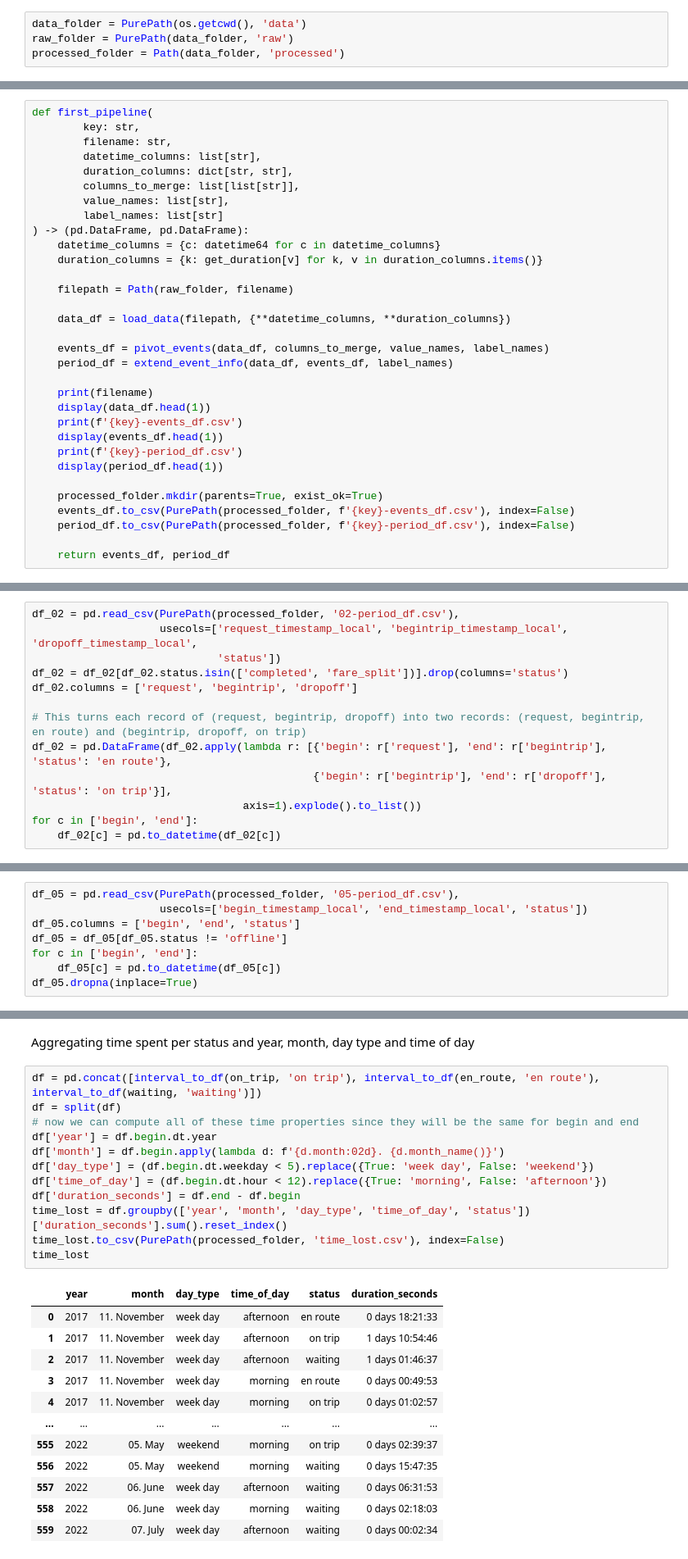
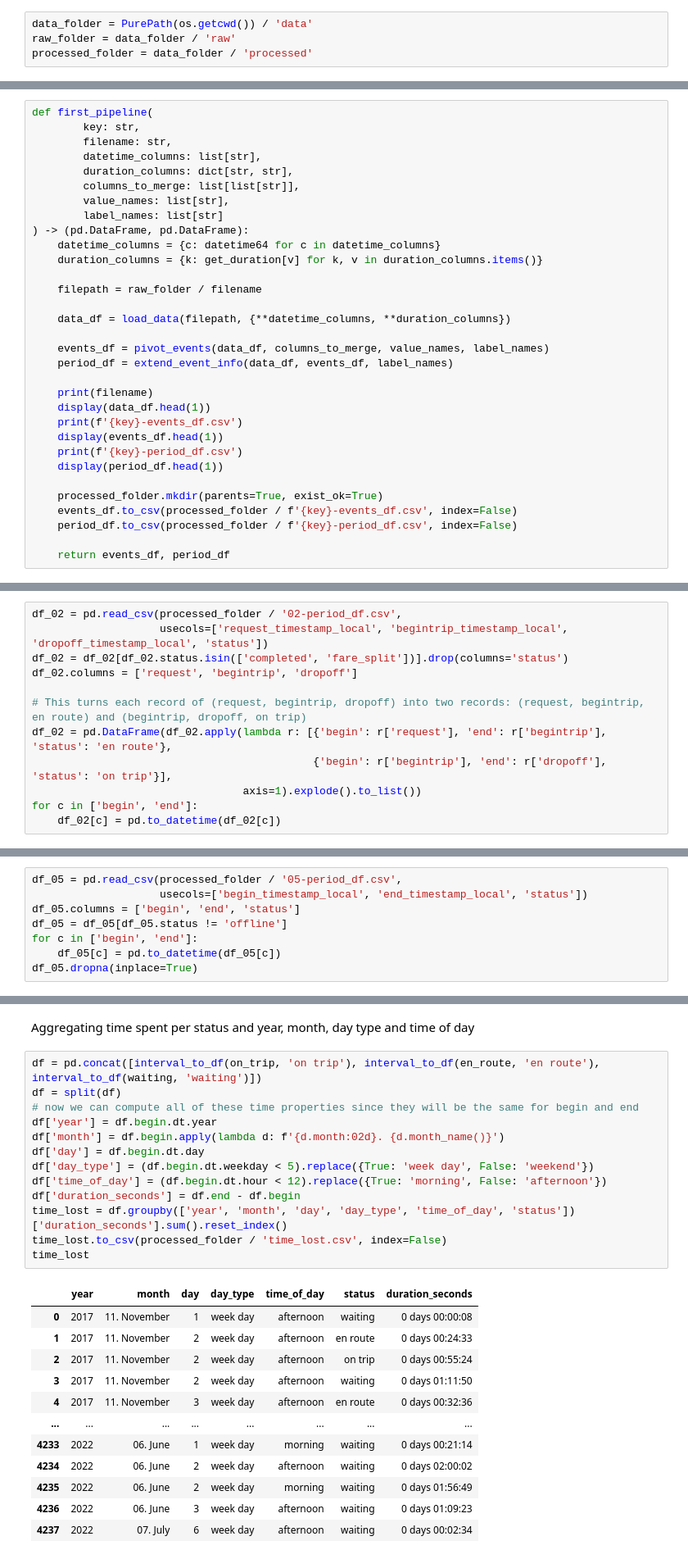
Before and after one commit to hestiaAI/uber-analysis, a Jupyter notebook: Analysis.ipynb, the cells around one changed output, grey strips where cells are left out. Shown: that part at 82% size. Saved outputs shown, nothing was run; the diff lists cells and outputs as text.

Commit message:
added day of the month to final data

```diff
--- a/Analysis.ipynb
+++ b/Analysis.ipynb
@@ -35,9 +35,9 @@ import numpy as np
 import pandas as pd
 from ncls import NCLS
 # %%
-data_folder = PurePath(os.getcwd(), 'data')
-raw_folder = PurePath(data_folder, 'raw')
-processed_folder = Path(data_folder, 'processed')
+data_folder = PurePath(os.getcwd()) / 'data'
+raw_folder = data_folder / 'raw'
+processed_folder = data_folder / 'processed'
 # %%
 SeriesMapping = Callable[[pd.Series], pd.Series]
 # %%
@@ -270,7 +270,7 @@ def first_pipeline(
     datetime_columns = {c: datetime64 for c in datetime_columns}
     duration_columns = {k: get_duration[v] for k, v in duration_columns.items()}
 
-    filepath = Path(raw_folder, filename)
+    filepath = raw_folder / filename
 
     data_df = load_data(filepath, {**datetime_columns, **duration_columns})
 
@@ -285,8 +285,8 @@ def first_pipeline(
     display(period_df.head(1))
 
     processed_folder.mkdir(parents=True, exist_ok=True)
-    events_df.to_csv(PurePath(processed_folder, f'{key}-events_df.csv'), index=False)
-    period_df.to_csv(PurePath(processed_folder, f'{key}-period_df.csv'), index=False)
+    events_df.to_csv(processed_folder / f'{key}-events_df.csv', index=False)
+    period_df.to_csv(processed_folder / f'{key}-period_df.csv', index=False)
 
     return events_df, period_df
 # %% [markdown]
@@ -438,9 +438,8 @@ def interval_to_df(interval: P.interval, status: str) -> pd.DataFrame:
 # %% [markdown]
 Preparing data from `02-period_df.csv` into a format of (begin, end, status)
 # %%
-df_02 = pd.read_csv(PurePath(processed_folder, '02-period_df.csv'),
-                    usecols=['request_timestamp_local', 'begintrip_timestamp_local', 'dropoff_timestamp_local',
-                             'status'])
+df_02 = pd.read_csv(processed_folder / '02-period_df.csv',
+                    usecols=['request_timestamp_local', 'begintrip_timestamp_local', 'dropoff_timestamp_local', 'status'])
 df_02 = df_02[df_02.status.isin(['completed', 'fare_split'])].drop(columns='status')
 df_02.columns = ['request', 'begintrip', 'dropoff']
 
@@ -453,7 +452,7 @@ for c in ['begin', 'end']:
 # %% [markdown]
 Preparing data from `05-period_df.csv` into a format of (begin, end, status)
 # %%
-df_05 = pd.read_csv(PurePath(processed_folder, '05-period_df.csv'),
+df_05 = pd.read_csv(processed_folder / '05-period_df.csv',
                     usecols=['begin_timestamp_local', 'end_timestamp_local', 'status'])
 df_05.columns = ['begin', 'end', 'status']
 df_05 = df_05[df_05.status != 'offline']
@@ -505,25 +504,26 @@ Aggregating time spent per status and year, month, day type and time of day
 # %%
 df = pd.concat([interval_to_df(on_trip, 'on trip'), interval_to_df(en_route, 'en route'), interval_to_df(waiting, 'waiting')])
 df = split(df)
 # now we can compute all of these time properties since they will be the same for begin and end
 df['year'] = df.begin.dt.year
 df['month'] = df.begin.apply(lambda d: f'{d.month:02d}. {d.month_name()}')
+df['day'] = df.begin.dt.day
 df['day_type'] = (df.begin.dt.weekday < 5).replace({True: 'week day', False: 'weekend'})
 df['time_of_day'] = (df.begin.dt.hour < 12).replace({True: 'morning', False: 'afternoon'})
 df['duration_seconds'] = df.end - df.begin
-time_lost = df.groupby(['year', 'month', 'day_type', 'time_of_day', 'status'])['duration_seconds'].sum().reset_index()
-time_lost.to_csv(PurePath(processed_folder, 'time_lost.csv'), index=False)
+time_lost = df.groupby(['year', 'month', 'day', 'day_type', 'time_of_day', 'status'])['duration_seconds'].sum().reset_index()
+time_lost.to_csv(processed_folder / 'time_lost.csv', index=False)
 time_lost
 # %% [output]
-|  | year | month | day_type | time_of_day | status | duration_seconds |
-| 0 | 2017 | 11. November | week day | afternoon | en route | 0 days 18:21:33 |
-| 1 | 2017 | 11. November | week day | afternoon | on trip | 1 days 10:54:46 |
-| 2 | 2017 | 11. November | week day | afternoon | waiting | 1 days 01:46:37 |
-| 3 | 2017 | 11. November | week day | morning | en route | 0 days 00:49:53 |
-| 4 | 2017 | 11. November | week day | morning | on trip | 0 days 01:02:57 |
-| ... | ... | ... | ... | ... | ... | ... |
-| 555 | 2022 | 05. May | weekend | morning | on trip | 0 days 02:39:37 |
-| 556 | 2022 | 05. May | weekend | morning | waiting | 0 days 15:47:35 |
-| 557 | 2022 | 06. June | week day | afternoon | waiting | 0 days 06:31:53 |
-| 558 | 2022 | 06. June | week day | morning | waiting | 0 days 02:18:03 |
-| 559 | 2022 | 07. July | week day | afternoon | waiting | 0 days 00:02:34 |
+|  | year | month | day | day_type | time_of_day | status | duration_seconds |
+| 0 | 2017 | 11. November | 1 | week day | afternoon | waiting | 0 days 00:00:08 |
+| 1 | 2017 | 11. November | 2 | week day | afternoon | en route | 0 days 00:24:33 |
+| 2 | 2017 | 11. November | 2 | week day | afternoon | on trip | 0 days 00:55:24 |
+| 3 | 2017 | 11. November | 2 | week day | afternoon | waiting | 0 days 01:11:50 |
+| 4 | 2017 | 11. November | 3 | week day | afternoon | en route | 0 days 00:32:36 |
+| ... | ... | ... | ... | ... | ... | ... | ... |
+| 4233 | 2022 | 06. June | 1 | week day | morning | waiting | 0 days 00:21:14 |
+| 4234 | 2022 | 06. June | 2 | week day | afternoon | waiting | 0 days 02:00:02 |
+| 4235 | 2022 | 06. June | 2 | week day | morning | waiting | 0 days 01:56:49 |
+| 4236 | 2022 | 06. June | 3 | week day | afternoon | waiting | 0 days 01:09:23 |
+| 4237 | 2022 | 07. July | 6 | week day | afternoon | waiting | 0 days 00:02:34 |
```
Also changed, not shown: parts of 6 cells of this notebook.
